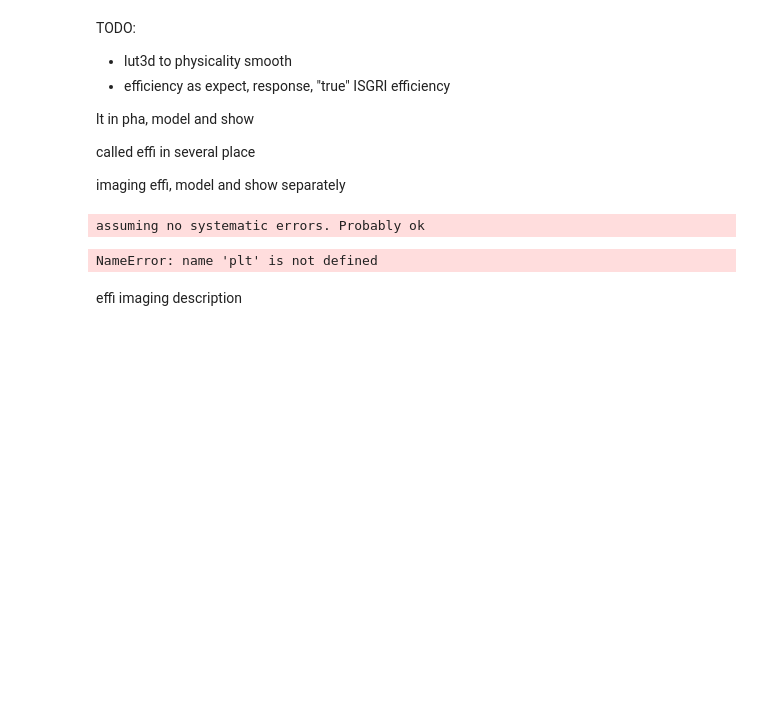
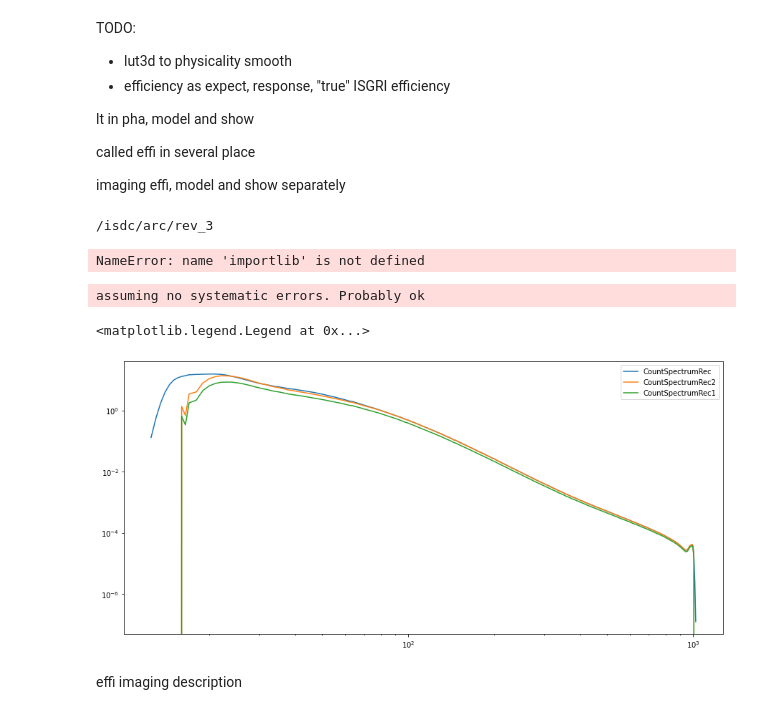
Before and after one commit to volodymyrss/integral-ibis-isgri-le-response, a Jupyter notebook: book/effi-rsp-lut2.ipynb, the cells around one changed output. Cells and saved outputs as stored; diff of their text form; code cells hidden in the pictures; blank space fills up the shorter version.

```diff
--- a/book/effi-rsp-lut2.ipynb
+++ b/book/effi-rsp-lut2.ipynb
@@ -264,3 +270,16 @@ from matplotlib import cm
+# %%
+import sys
+sys.path.insert(0, '..')
+import iconfig
+ic_base = iconfig.settings.rep_base_prod
+
+fits.open(ic_base + '/ic/ibis/mod/isgr_effi_mod_0002.fits')[1].data
+
+import nomex
+importlib.reload(nomex)
+# %% [output]
+/isdc/arc/rev_3
+NameError: name 'importlib' is not defined
 # %%
 import importlib
 from astropy.io import fits
@@ -277,36 +296,48 @@ ic_base = "/unsaved/astro/savchenk/osa11/ic-collection/beta"
 
 effi = fits.open(ic_base + '/ic/ibis/mod/isgr_effc_mod_0235.fits')[1].data[11]['EFFICIENCY']
 ebds = fits.open(ic_base + '/ic/ibis/rsp/isgr_ebds_mod_0001.fits')[1].data
 matrix = fits.open(ic_base + '/ic/ibis/rsp/isgr_rmf_rsp_0235.fits')['ISGR-RMF.-RSP'].data
 ce1, ce2 = ebds['E_MIN'], ebds['E_MAX']
 e1, e2 = matrix['ENERG_LO'], matrix['ENERG_HI']
 rmf = ogip.spec.RMF.from_arrays(e1, e2, np.stack(matrix['MATRIX']), ce1, ce2)
 
+nomex_norm = nomex.read_nomex_norm(ebins=(ce1, ce2))
+
 ogip.spec.PHAI.from_arrays(
     exposure=1000,
     rate=np.ones_like(ce1),
     stat_err=np.ones_like(ce1),
 )
 
 rate = ogip.tools.convolve(
     ogip.tools.crab_ph_cm2_s_kev,
     rmf,
 )
 
 plt.figure(figsize=(15,7))
 
 plt.plot(
-    ce1, rate/(ce2-ce1)
+    ce1, rate/(ce2-ce1),
+    label='CountSpectrumRec'
 )
 
 plt.plot(
-    ce1, rate/(ce2-ce1) * effi
+    ce1, rate/(ce2-ce1) * effi,
+    label='CountSpectrumRec2'
+)
+
+plt.plot(
+    ce1, rate/(ce2-ce1) * effi * nomex_norm['norm'],
+    label='CountSpectrumRec1'
 )
 
 plt.loglog()
+
+plt.legend()
 # %% [output]
 assuming no systematic errors. Probably ok
-NameError: name 'plt' is not defined
+<matplotlib.legend.Legend at 0x...>
+[figure, added]
 # %% [markdown]
 effi imaging description
 # %% [markdown]
```
Also changed, not shown: parts of 2 cells of this notebook, 5 other files.
